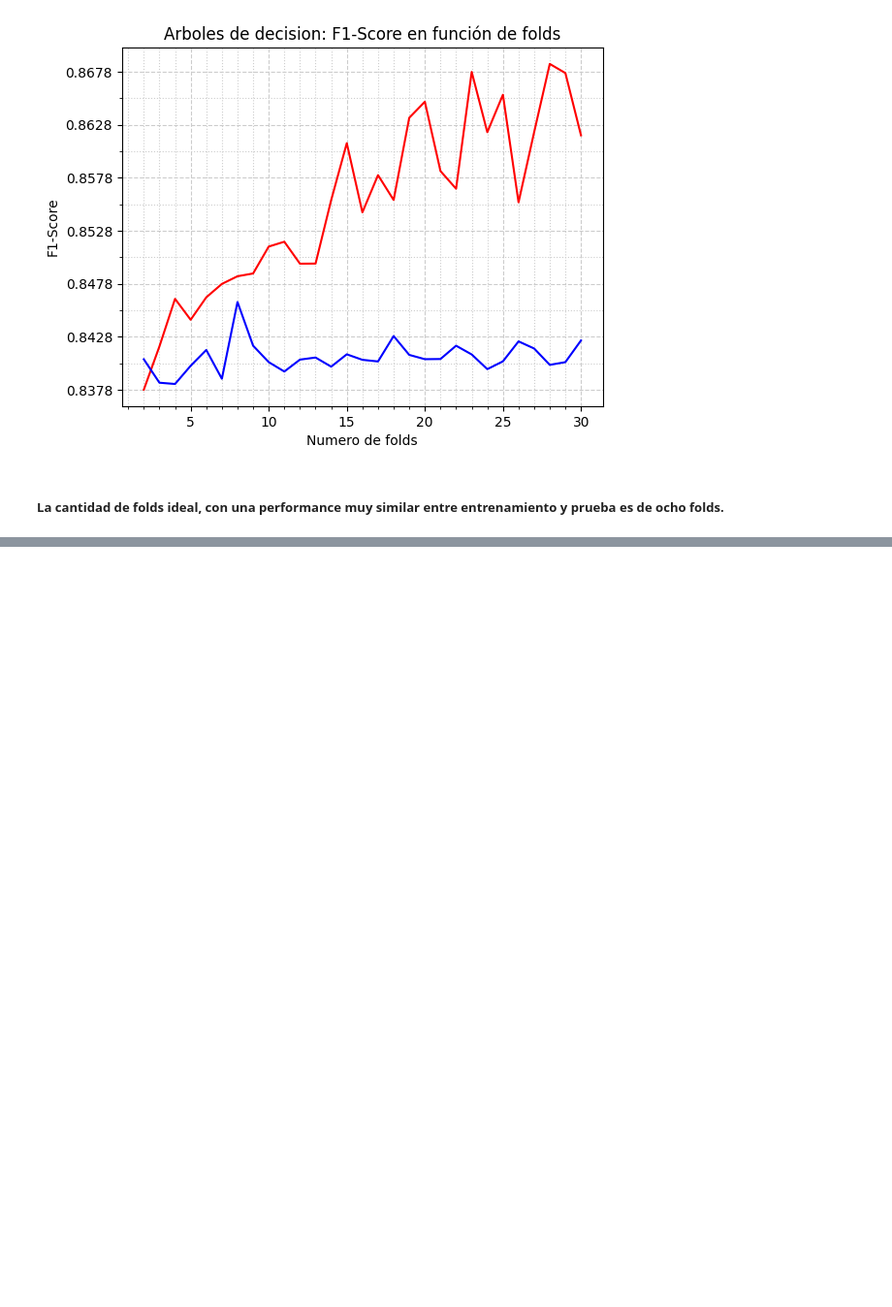
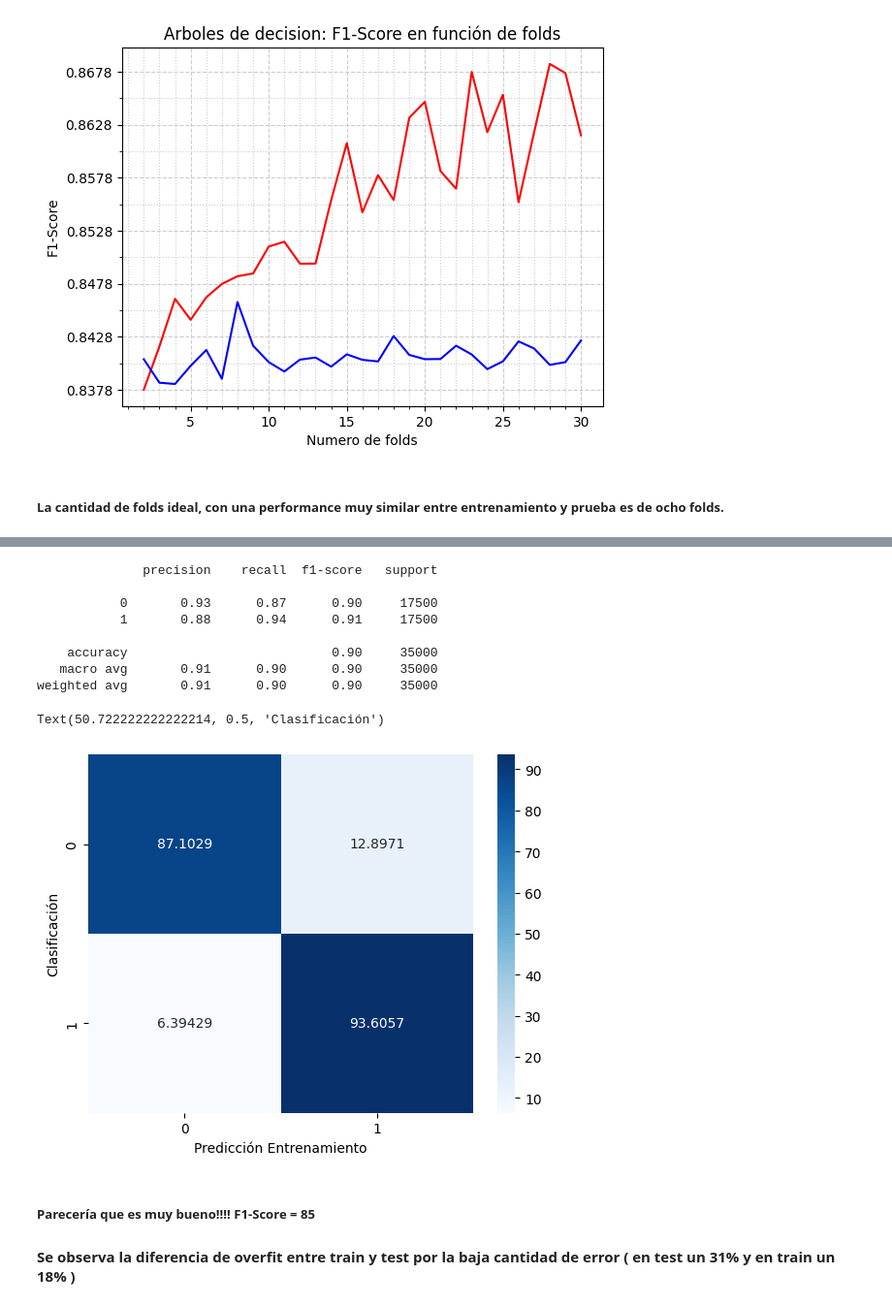
Before and after one commit to sttesta3/7506R-1C2024-GRUPO08, a Jupyter notebook: TP2_BayesNaive.ipynb, the cells around one changed output, grey strips where cells are left out. Shown at 97% size. Saved outputs shown, nothing was run; the diff lists cells and outputs as text; code cells hidden in the pictures; blank space fills up the shorter version.

```diff
--- a/TP2_BayesNaive.ipynb
+++ b/TP2_BayesNaive.ipynb
@@ -213,0 +236,23 @@ plt.show()
+# %%
+# EVALUACION CONTRA ENTRENAMIENTO
+y_pred_train = mejor_performance.predict(X_train)
+print(classification_report(Y_train,y_pred_train))
+
+cm = confusion_matrix(Y_train,y_pred_train,normalize='true')*100
+sns.heatmap(cm, cmap='Blues',annot=True,fmt='g')
+plt.xlabel('Predicción Entrenamiento')
+plt.ylabel('Clasificación')
+# %% [output]
+              precision    recall  f1-score   support
+
+           0       0.93      0.87      0.90     17500
+           1       0.88      0.94      0.91     17500
+
+    accuracy                           0.90     35000
+   macro avg       0.91      0.90      0.90     35000
+weighted avg       0.91      0.90      0.90     35000
+Text(50.722222222222214, 0.5, 'Clasificación')
+[figure, added]
+# %% [markdown]
+##### Parecería que es muy bueno!!!! F1-Score = 85
+#### Se observa la diferencia de overfit entre train y test por la baja cantidad de error ( en test un 31% y en train un 18% )
```
Also changed, not shown: parts of 4 cells of this notebook.
